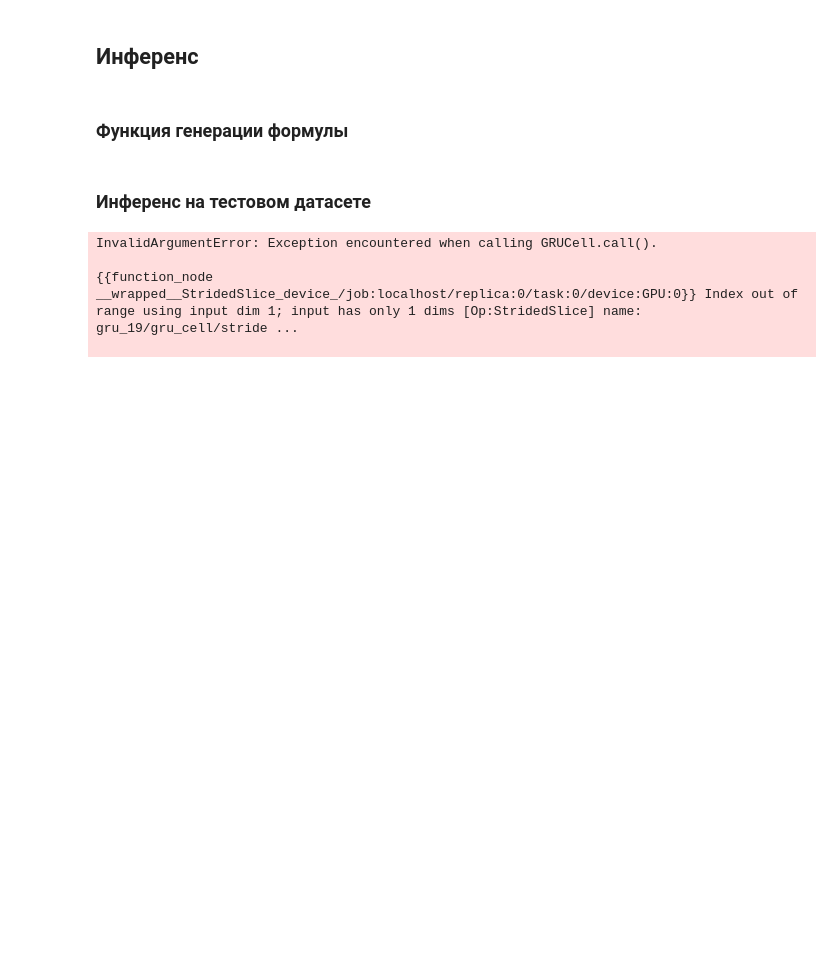
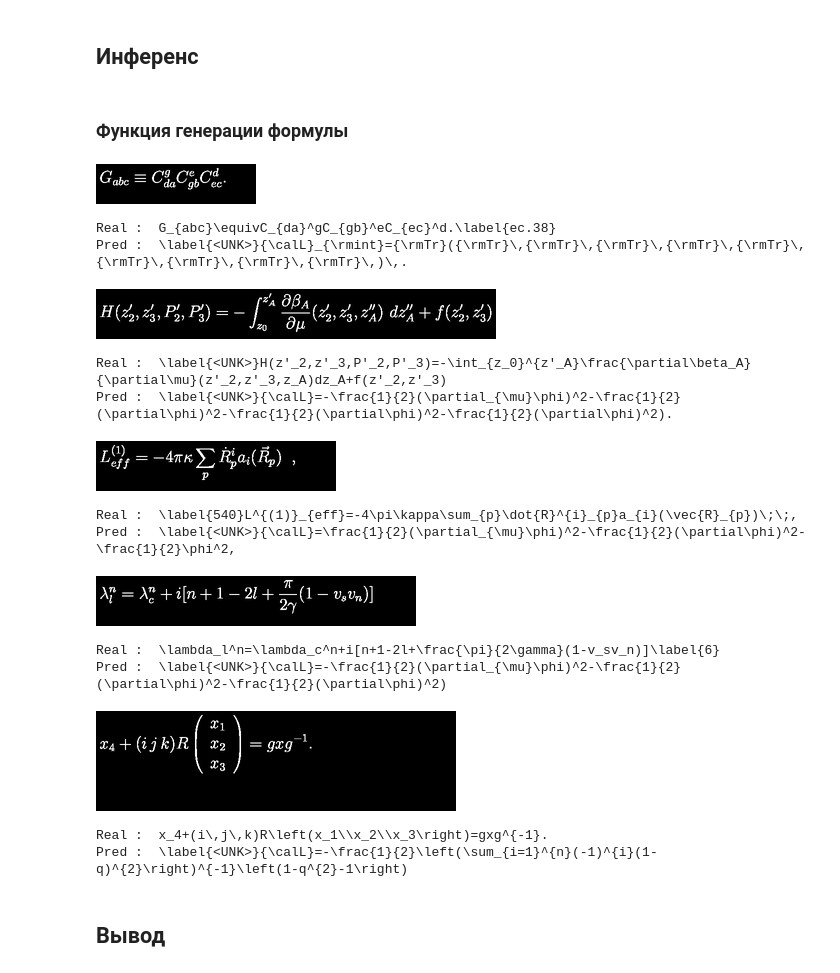
Before and after one commit to SC1DR-OFFICIAL/img2latex, a Jupyter notebook: img2latex.ipynb, the cells around one changed output. Saved outputs shown, nothing was run; the diff lists cells and outputs as text; code cells hidden in the pictures; blank space fills up the shorter version.

```diff
--- a/img2latex.ipynb
+++ b/img2latex.ipynb
@@ -938,35 +935,50 @@ decoder.load_weights('/content/checkpoints/best_dec.weights.h5')
 ### Функция генерации формулы
 # %%
 def predict_formula(img):
-    enc_out = encoder(tf.expand_dims(img, 0), training=False)  # (1, T, 512)
+    enc_out = encoder(tf.expand_dims(img, 0), training=False)
+    seq = [SOS_ID]
 
-    hidden = tf.zeros([1, DEC_UNITS])
-    ctx = tf.reduce_mean(enc_out, axis=1)  # (1, 512)
-    token_id = SOS_ID
-    result = []
-
-    for _ in range(MAX_LEN - 1):
-        x = decoder.emb(tf.constant([[token_id]]))
-        x = tf.concat([ctx[:, None, :], x], axis=-1)
-        out, hidden = decoder.gru(x, initial_state=hidden, training=False)
-        logits = decoder.fc(out[:, -1, :])
-        token_id = int(tf.argmax(logits, axis=-1))
+    for t in range(MAX_LEN - 1):
+        padded = tf.constant([seq + [PAD_ID] * (MAX_LEN - 1 - len(seq))],
+                             dtype=tf.int32)
+        logits = decoder(padded, enc_out, training=False)
+        token_id = int(tf.argmax(logits[0, t], axis=-1))
         if token_id == EOS_ID:
             break
-        result.append(token_id)
+        seq.append(token_id)
 
-    return ''.join(vocab.decode(result))
+    return ''.join(vocab.decode(seq[1:]))
-# %% [markdown]
-### Инференс на тестовом датасете
 # %%
 test_ds = make_dataset("/content/raw_dataset/test.lst", batch_size=1)
 
-for imgs, _ in test_ds.take(5):  # несколько примеров
-    formula = predict_formula(imgs[0])
-    display(ImageOps.invert(Image.fromarray((imgs[0].numpy()*255).astype('uint8'))))
-    print(formula)
+for imgs, seqs in test_ds.take(5):
+    # предсказание
+    pred_formula = predict_formula(imgs[0])
+
+    # реальная формула из датасета
+    ids = [i for i in seqs[0].numpy() if i not in (PAD_ID, SOS_ID, EOS_ID)]
+    real_formula = ''.join(vocab.decode(ids))
+
+    # показываем картинку и обе формулы
+    img_np = (imgs[0].numpy() * 255).astype('uint8').squeeze()
+    display(ImageOps.invert(Image.fromarray(img_np, mode='L')))
+    print("Real : ", real_formula)
+    print("Pred : ", pred_formula)
 # %% [output]
+[figure, added]
-InvalidArgumentError: Exception encountered when calling GRUCell.call().
-
-{{function_node __wrapped__StridedSlice_device_/job:localhost/replica:0/task:0/device:GPU:0}} Index out of range using input dim 1; input has only 1 dims [Op:StridedSlice] name: gru_19/gru_cell/stride ...
-
+Real :  G_{abc}\equivC_{da}^gC_{gb}^eC_{ec}^d.\label{ec.38}
+Pred :  \label{<UNK>}{\calL}_{\rmint}={\rmTr}({\rmTr}\,{\rmTr}\,{\rmTr}\,{\rmTr}\,{\rmTr}\,{\rmTr}\,{\rmTr}\,{\rmTr}\,{\rmTr}\,)\,.
+[figure, added]
+Real :  \label{<UNK>}H(z'_2,z'_3,P'_2,P'_3)=-\int_{z_0}^{z'_A}\frac{\partial\beta_A}{\partial\mu}(z'_2,z'_3,z_A)dz_A+f(z'_2,z'_3)
+Pred :  \label{<UNK>}{\calL}=-\frac{1}{2}(\partial_{\mu}\phi)^2-\frac{1}{2}(\partial\phi)^2-\frac{1}{2}(\partial\phi)^2-\frac{1}{2}(\partial\phi)^2).
+[figure, added]
+Real :  \label{540}L^{(1)}_{eff}=-4\pi\kappa\sum_{p}\dot{R}^{i}_{p}a_{i}(\vec{R}_{p})\;\;,
+Pred :  \label{<UNK>}{\calL}=\frac{1}{2}(\partial_{\mu}\phi)^2-\frac{1}{2}(\partial\phi)^2-\frac{1}{2}\phi^2,
+[figure, added]
+Real :  \lambda_l^n=\lambda_c^n+i[n+1-2l+\frac{\pi}{2\gamma}(1-v_sv_n)]\label{6}
+Pred :  \label{<UNK>}{\calL}=-\frac{1}{2}(\partial_{\mu}\phi)^2-\frac{1}{2}(\partial\phi)^2-\frac{1}{2}(\partial\phi)^2)
+[figure, added]
+Real :  x_4+(i\,j\,k)R\left(x_1\\x_2\\x_3\right)=gxg^{-1}.
+Pred :  \label{<UNK>}{\calL}=-\frac{1}{2}\left(\sum_{i=1}^{n}(-1)^{i}(1-q)^{2}\right)^{-1}\left(1-q^{2}-1\right)
+# %% [markdown]
+## Вывод
```
Also changed, not shown: parts of 2 cells of this notebook.
